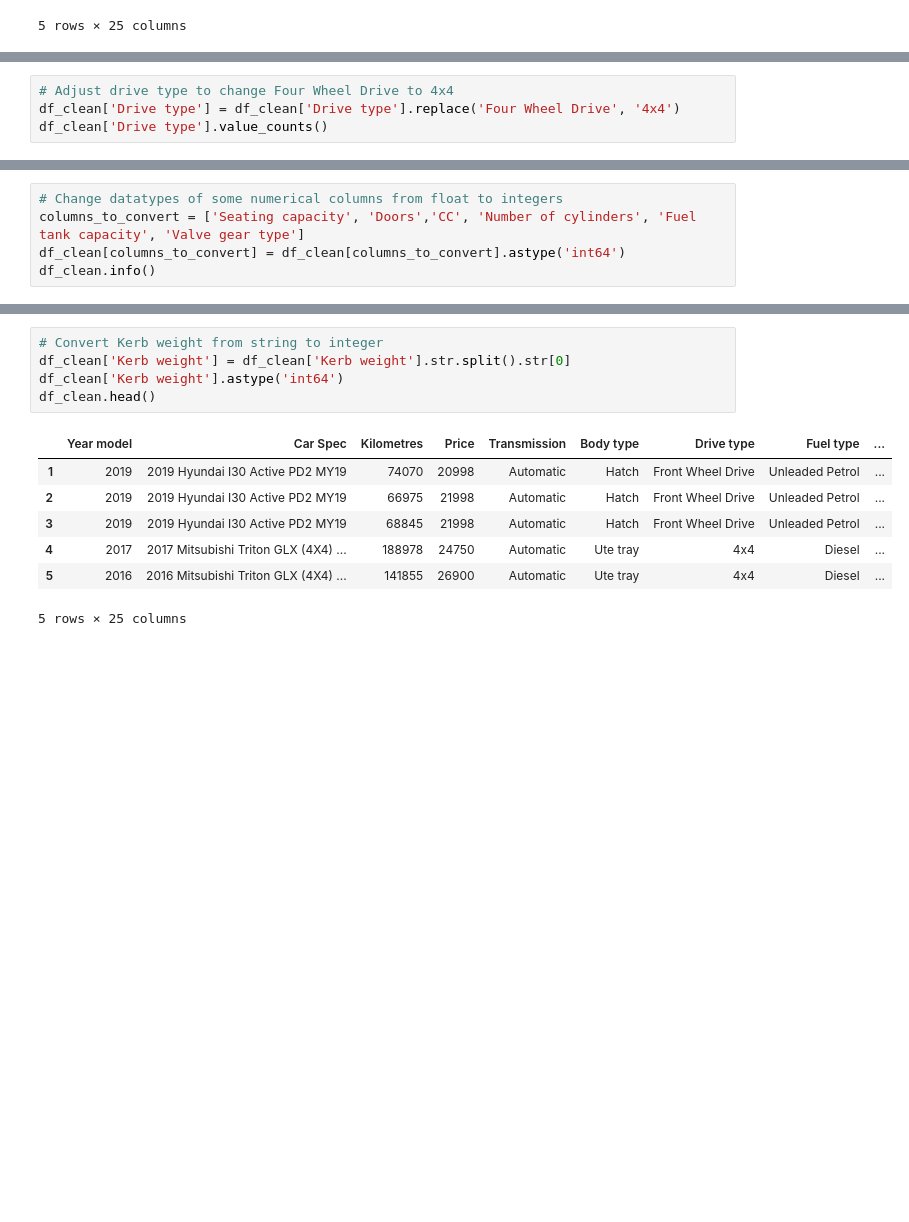
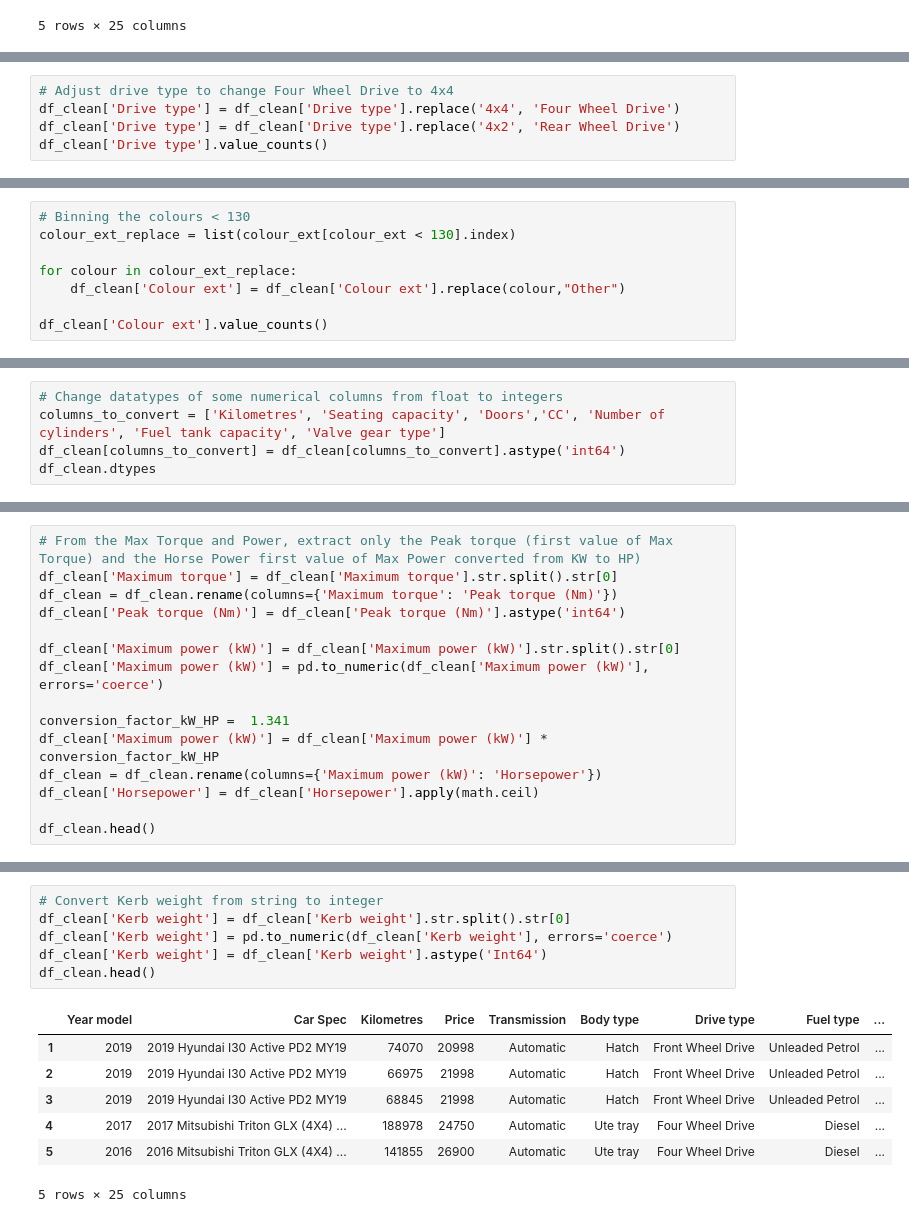
Before and after one commit to Martinezj93/Project4_Used-Cars-Prediction, a Jupyter notebook: data_cleaning.ipynb, the cells around one changed output, grey strips where cells are left out. Drawn from its saved outputs; the diff is of its cells as text; blank space fills up the shorter version.

Commit message:
Data collection and cleaning completed

```diff
--- a/data_cleaning.ipynb
+++ b/data_cleaning.ipynb
@@ -184,5 +287,6 @@ Name: Body type, dtype: int64
 # %%
 # Adjust drive type to change Four Wheel Drive to 4x4
-df_clean['Drive type'] = df_clean['Drive type'].replace('Four Wheel Drive', '4x4')
+df_clean['Drive type'] = df_clean['Drive type'].replace('4x4', 'Four Wheel Drive')
+df_clean['Drive type'] = df_clean['Drive type'].replace('4x2', 'Rear Wheel Drive')
 df_clean['Drive type'].value_counts()
 # %% [output]
@@ -238,0 +345,8 @@ Index(['Year model', 'Car Spec', 'Kilometres', 'Price', 'Transmission',
+# %%
+# Binning the colours < 130
+colour_ext_replace = list(colour_ext[colour_ext < 130].index)
+
+for colour in colour_ext_replace:
+    df_clean['Colour ext'] = df_clean['Colour ext'].replace(colour,"Other")
+
+df_clean['Colour ext'].value_counts()
@@ -239,6 +389,6 @@ Index(['Year model', 'Car Spec', 'Kilometres', 'Price', 'Transmission',
 # %%
 # Change datatypes of some numerical columns from float to integers
-columns_to_convert = ['Seating capacity', 'Doors','CC', 'Number of cylinders', 'Fuel tank capacity', 'Valve gear type']
+columns_to_convert = ['Kilometres', 'Seating capacity', 'Doors','CC', 'Number of cylinders', 'Fuel tank capacity', 'Valve gear type']
 df_clean[columns_to_convert] = df_clean[columns_to_convert].astype('int64')
-df_clean.info()
+df_clean.dtypes
 # %% [output]
@@ -261,0 +433,15 @@ memory usage: 103.0+ KB
+# %%
+# From the Max Torque and Power, extract only the Peak torque (first value of Max Torque) and the Horse Power first value of Max Power converted from KW to HP)
+df_clean['Maximum torque'] = df_clean['Maximum torque'].str.split().str[0]
+df_clean = df_clean.rename(columns={'Maximum torque': 'Peak torque (Nm)'})
+df_clean['Peak torque (Nm)'] = df_clean['Peak torque (Nm)'].astype('int64')
+
+df_clean['Maximum power (kW)'] = df_clean['Maximum power (kW)'].str.split().str[0]
+df_clean['Maximum power (kW)'] = pd.to_numeric(df_clean['Maximum power (kW)'], errors='coerce')
+
+conversion_factor_kW_HP =  1.341
+df_clean['Maximum power (kW)'] = df_clean['Maximum power (kW)'] * conversion_factor_kW_HP
+df_clean = df_clean.rename(columns={'Maximum power (kW)': 'Horsepower'})
+df_clean['Horsepower'] = df_clean['Horsepower'].apply(math.ceil)
+
+df_clean.head()
@@ -262,13 +465,14 @@ memory usage: 103.0+ KB
 # %%
 # Convert Kerb weight from string to integer
 df_clean['Kerb weight'] = df_clean['Kerb weight'].str.split().str[0]
-df_clean['Kerb weight'].astype('int64')
+df_clean['Kerb weight'] = pd.to_numeric(df_clean['Kerb weight'], errors='coerce')
+df_clean['Kerb weight'] = df_clean['Kerb weight'].astype('Int64')
 df_clean.head()
 # %% [output]
 |  | Year model | Car Spec | Kilometres | Price | Transmission | Body type | Drive type | Fuel type | ... |
 | 1 | 2019 | 2019 Hyundai I30 Active PD2 MY19 | 74070 | 20998 | Automatic | Hatch | Front Wheel Drive | Unleaded Petrol | ... |
 | 2 | 2019 | 2019 Hyundai I30 Active PD2 MY19 | 66975 | 21998 | Automatic | Hatch | Front Wheel Drive | Unleaded Petrol | ... |
 | 3 | 2019 | 2019 Hyundai I30 Active PD2 MY19 | 68845 | 21998 | Automatic | Hatch | Front Wheel Drive | Unleaded Petrol | ... |
-| 4 | 2017 | 2017 Mitsubishi Triton GLX (4X4) ... | 188978 | 24750 | Automatic | Ute tray | 4x4 | Diesel | ... |
-| 5 | 2016 | 2016 Mitsubishi Triton GLX (4X4) ... | 141855 | 26900 | Automatic | Ute tray | 4x4 | Diesel | ... |
+| 4 | 2017 | 2017 Mitsubishi Triton GLX (4X4) ... | 188978 | 24750 | Automatic | Ute tray | Four Wheel Drive | Diesel | ... |
+| 5 | 2016 | 2016 Mitsubishi Triton GLX (4X4) ... | 141855 | 26900 | Automatic | Ute tray | Four Wheel Drive | Diesel | ... |
 5 rows × 25 columns
```
Also changed, not shown: parts of 51 cells of this notebook, 19 other files.
